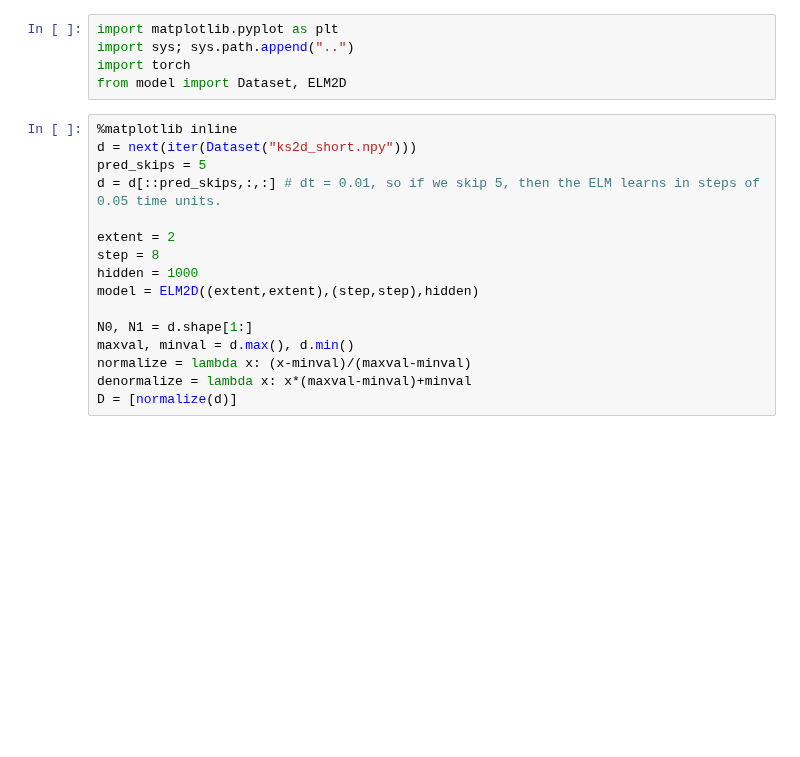
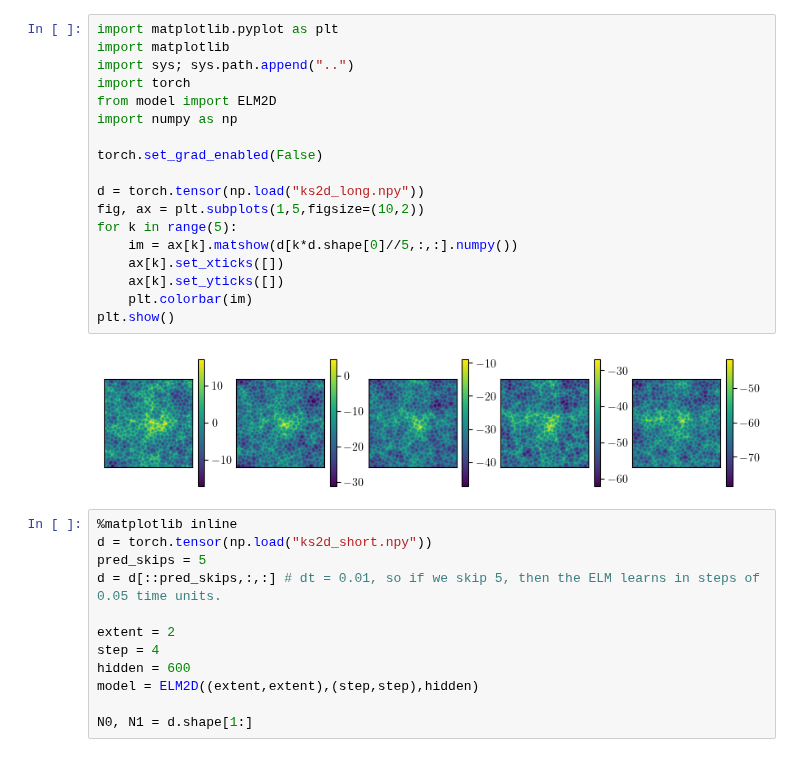
Before and after one commit to graps1/ELM-PDEs, a Jupyter notebook: ks2d/ks2d.ipynb, the cells around one changed output. Cells and saved outputs as stored; diff of their text form; blank space fills up the shorter version.

```diff
--- a/ks2d/ks2d.ipynb
+++ b/ks2d/ks2d.ipynb
@@ -1,22 +1,33 @@
-# %%
-import matplotlib.pyplot as plt
-import sys; sys.path.append("..")
-import torch
-from model import Dataset, ELM2D
+# %%
+import matplotlib.pyplot as plt
+import matplotlib
+import sys; sys.path.append("..")
+import torch
+from model import ELM2D
+import numpy as np
+
+torch.set_grad_enabled(False)
+
+d = torch.tensor(np.load("ks2d_long.npy"))
+fig, ax = plt.subplots(1,5,figsize=(10,2))
+for k in range(5):
+    im = ax[k].matshow(d[k*d.shape[0]//5,:,:].numpy())
+    ax[k].set_xticks([])
+    ax[k].set_yticks([])
+    plt.colorbar(im)
+plt.show()
+# %% [output]
+[figure, added]
 # %%
 %matplotlib inline
-d = next(iter(Dataset("ks2d_short.npy")))
+d = torch.tensor(np.load("ks2d_short.npy"))
 pred_skips = 5
 d = d[::pred_skips,:,:] # dt = 0.01, so if we skip 5, then the ELM learns in steps of 0.05 time units.
 
 extent = 2
-step = 8
-hidden = 1000
+step = 4
+hidden = 600
 model = ELM2D((extent,extent),(step,step),hidden)
 
 N0, N1 = d.shape[1:]
-maxval, minval = d.max(), d.min()
-normalize = lambda x: (x-minval)/(maxval-minval)
-denormalize = lambda x: x*(maxval-minval)+minval
-D = [normalize(d)]
 # %%
```
Also changed, not shown: parts of 5 cells of this notebook, 7 other files.
